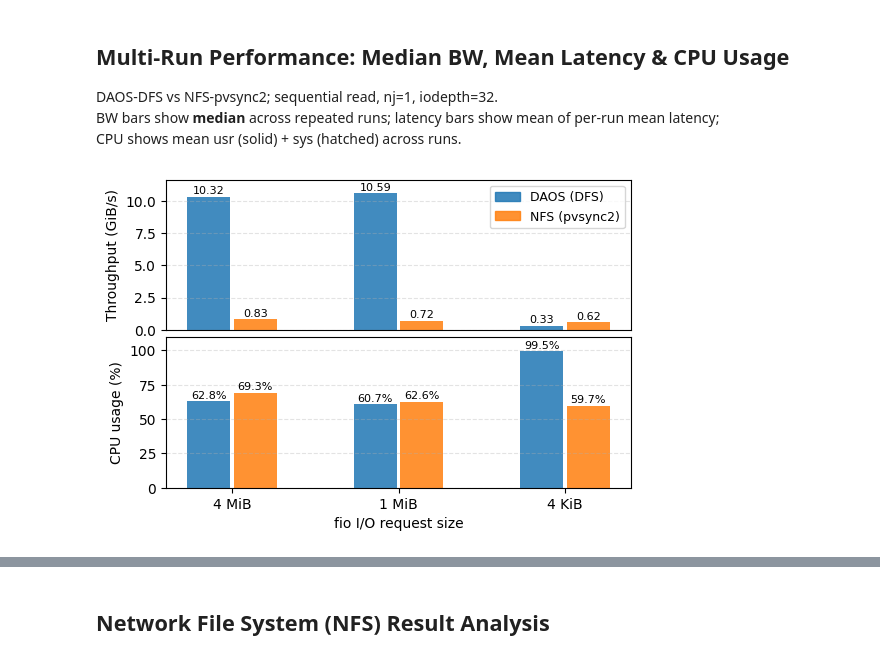
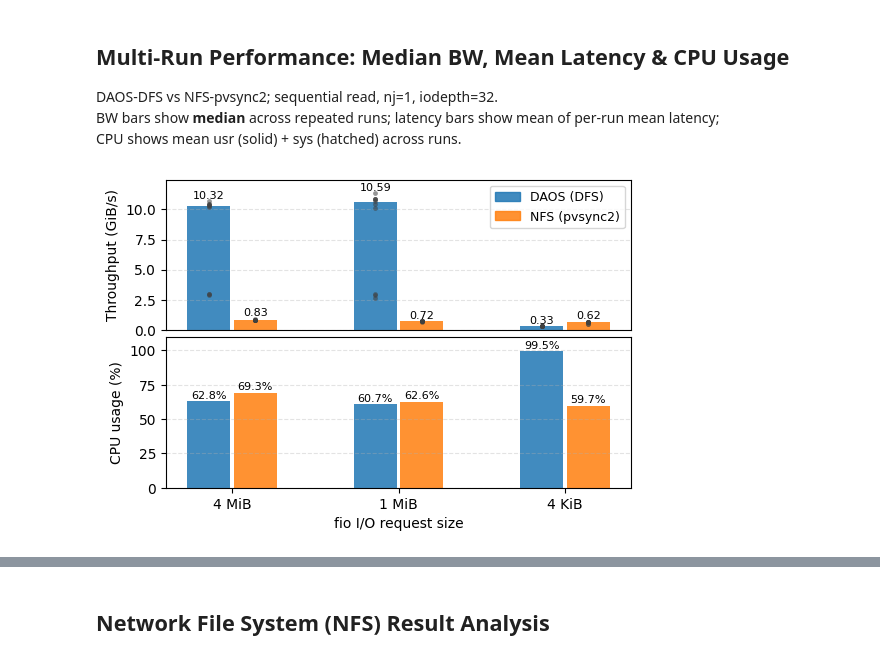
Before and after one commit to cissieAB/pdsw26_daos-bench, a Jupyter notebook: results/testbed/fio-cmp/fio_cmp.ipynb, the cells around one changed output, grey strips where cells are left out. Cells and saved outputs as stored; diff of their text form; code cells hidden in the pictures.

Commit message:
Update some plots
- ior-scaling by median (slices)
- fio-cmp with raw throughput values sccattered

From peak by N/PPN to slices (n=128/PPN=48)

```diff
--- a/results/testbed/fio-cmp/fio_cmp.ipynb
+++ b/results/testbed/fio-cmp/fio_cmp.ipynb
@@ -107,14 +107,20 @@ fig, (ax_top, ax_bot) = plt.subplots(2, 1, figsize=(6, 4), sharex=True)
 fig.subplots_adjust(hspace=0.05)
 
 for i, (sys_, dname, color) in enumerate(zip(_SYSTEMS, _DISPLAY, colors)):
-    bw_vals  = [np.median(_run_data[(sys_, bs)]["bw_GiBs"]) for bs in _BS_ORDER]
+    bw_runs  = [_run_data[(sys_, bs)]["bw_GiBs"] for bs in _BS_ORDER]
+    bw_vals  = [np.median(v) for v in bw_runs]
+    bw_maxs  = [v.max() for v in bw_runs]
     usr_vals = [_run_data[(sys_, bs)]["usr_cpu"].mean()     for bs in _BS_ORDER]
     sys_vals = [_run_data[(sys_, bs)]["sys_cpu"].mean()     for bs in _BS_ORDER]
     cpu_vals = [u + s for u, s in zip(usr_vals, sys_vals)]
 
     bars_bw = ax_top.bar(x + offsets[i], bw_vals, width * 0.92, color=color, alpha=0.85, label=dname)
-    for bar, v in zip(bars_bw, bw_vals):
-        ax_top.text(bar.get_x() + bar.get_width() / 2, bar.get_height() + 0.05,
+    # per-run values overlaid as dots
+    for xi, vals in zip(x, bw_runs):
+        ax_top.scatter(np.full(len(vals), xi + offsets[i]), vals,
+                       s=12, color="0.25", alpha=0.55, zorder=3, linewidths=0)
+    for bar, v, hi in zip(bars_bw, bw_vals, bw_maxs):
+        ax_top.text(bar.get_x() + bar.get_width() / 2, hi + 0.05,
                     f"{v:.2f}", ha="center", va="bottom", fontsize=8)
 
     bars_cpu = ax_bot.bar(x + offsets[i], cpu_vals, width * 0.92, color=color, alpha=0.85)
@@ -122,33 +128,33 @@ for i, (sys_, dname, color) in enumerate(zip(_SYSTEMS, _DISPLAY, colors)):
         ax_bot.text(bar.get_x() + bar.get_width() / 2, bar.get_height() + 0.5,
                     f"{v:.1f}%", ha="center", va="bottom", fontsize=8)
 
-bw_max  = max(np.median(_run_data[(s, bs)]["bw_GiBs"]) for s in _SYSTEMS for bs in _BS_ORDER)
+bw_max  = max(_run_data[(s, bs)]["bw_GiBs"].max() for s in _SYSTEMS for bs in _BS_ORDER)
 cpu_max = max(
     (_run_data[(s, bs)]["usr_cpu"] + _run_data[(s, bs)]["sys_cpu"]).mean()
     for s in _SYSTEMS for bs in _BS_ORDER
 )
 
 ax_top.set_ylim(0, bw_max * 1.1)
 ax_top.set_ylabel("Throughput (GiB/s)", fontsize=10)
 ax_top.grid(axis="y", linestyle="--", alpha=0.35)
 ax_top.tick_params(bottom=False)
 
 # Single shared legend at the top
 ax_top.legend(
     handles=[Patch(color=colors[i], alpha=0.85, label=_DISPLAY[i]) for i in range(len(_SYSTEMS))],
     fontsize=9, loc="best"
 )
 
 ax_bot.set_ylim(0, cpu_max * 1.1)
 ax_bot.set_ylabel("CPU usage (%)", fontsize=10)
 ax_bot.grid(axis="y", linestyle="--", alpha=0.35)
 ax_bot.set_xticks(x)
 ax_bot.set_xticklabels(_BS_LABELS, fontsize=10)
 ax_bot.set_xlabel("fio I/O request size", fontsize=10)
 
 
 
 plt.savefig("fio-cmp_dfs-pvsync2_bw-cpu.pdf", dpi=150, bbox_inches="tight")
 plt.show()
 # %% [output]
-[figure, old version]
+[figure, new version]
```
Also changed, not shown: parts of 2 cells of this notebook.
